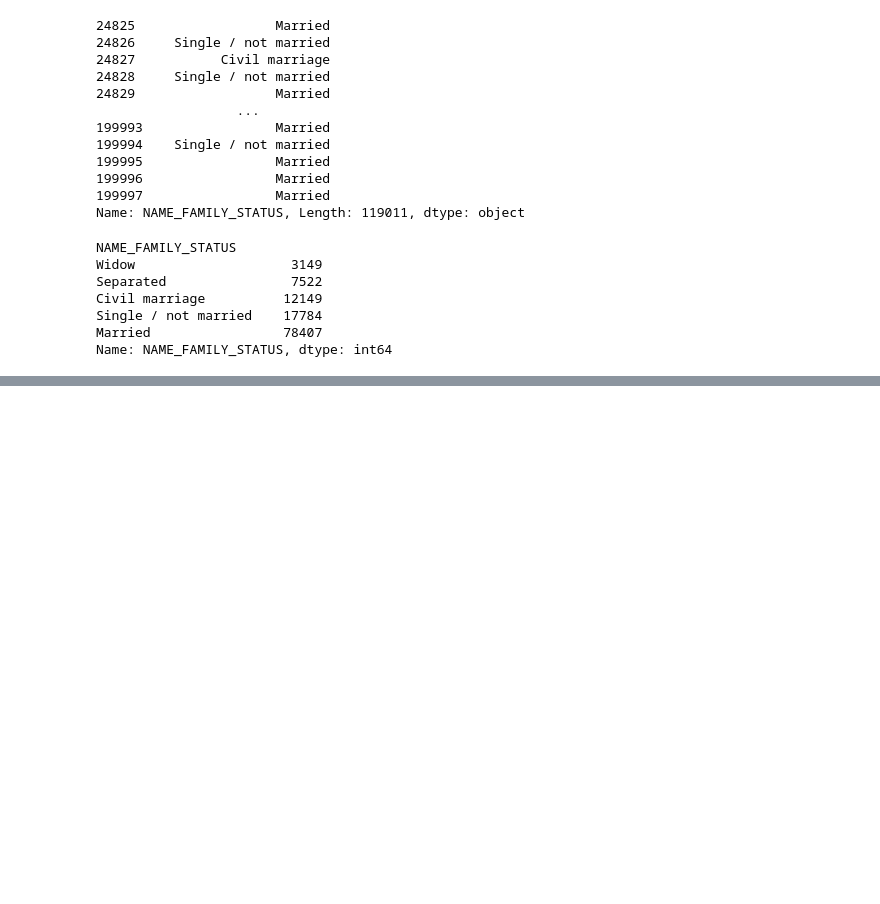
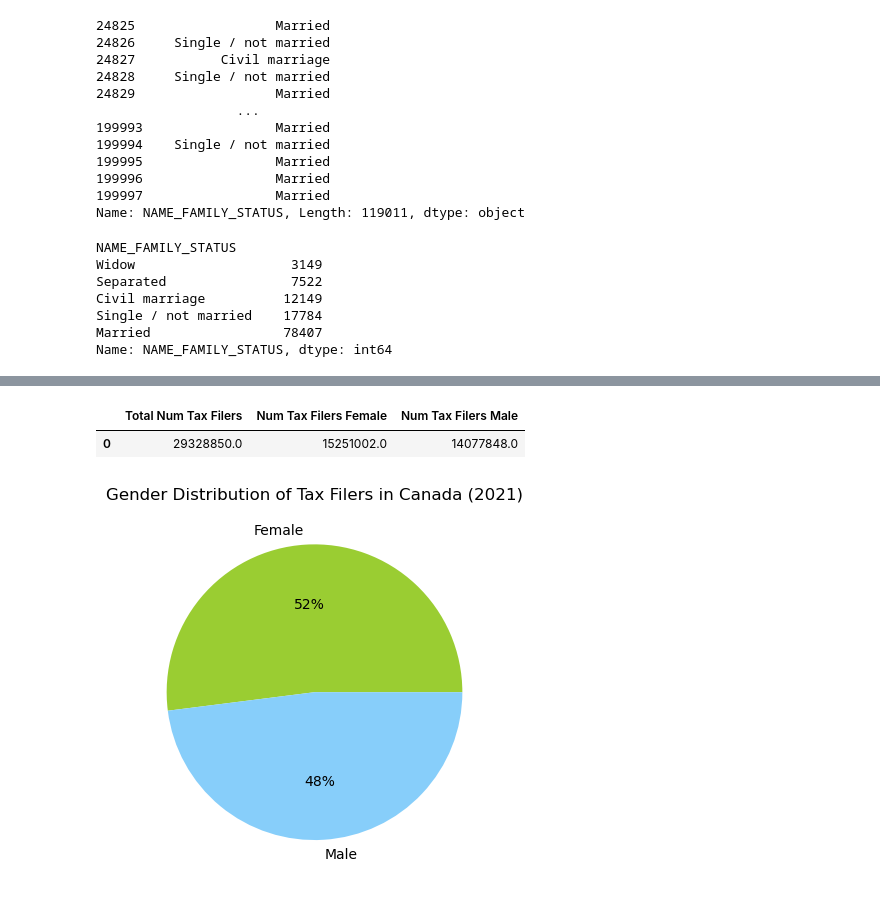
Before and after one commit to rwoodill/credit-card-defaulter-analysis, a Jupyter notebook: main-Rachel.ipynb, the cells around one changed output, grey strips where cells are left out. Saved outputs shown, nothing was run; the diff lists cells and outputs as text; code cells hidden in the pictures; blank space fills up the shorter version.

```diff
--- a/main-Rachel.ipynb
+++ b/main-Rachel.ipynb
@@ -227,0 +219,5 @@ stats_can_df.head()
+# %%
+df = stats_can.table_to_df("11-10-0004-01")
+# %%
+clean_stats=df.drop(columns=["SYMBOL", "TERMINATED", "DECIMALS", "SCALAR_ID", "VECTOR", "COORDINATE", "STATUS", "UOM_ID", "DGUID", "SCALAR_FACTOR"])
+stats_2021_df = clean_stats.loc[(clean_stats["GEO"] == "Canada") & (clean_stats["REF_DATE"] =="2021-01-01")]
@@ -227,0 +244,2 @@ stats_can_df.head()
+# %%
+stats_2021_df.set_index("Summary table", inplace=True)
@@ -227,0 +267,26 @@ stats_can_df.head()
+# %%
+num_tax_filers = stats_2021_df.loc["Number of tax filers", "VALUE"]
+gender_percent_f = stats_2021_df.loc["Percentage of tax filers, female", "VALUE"]
+gender_percent_m = 100 - gender_percent_f
+gender_f = (stats_2021_df.loc["Percentage of tax filers, female", "VALUE"] /100) * num_tax_filers
+gender_m = (gender_percent_m / 100) * num_tax_filers
+# %%
+important_data = {
+    "Total Num Tax Filers": num_tax_filers,
+    "Num Tax Filers Female": gender_f,
+    "Num Tax Filers Male": gender_m
+}
+summary_df = pd.DataFrame(important_data, index=[0])
+
+summary_df
+# %% [output]
+|  | Total Num Tax Filers | Num Tax Filers Female | Num Tax Filers Male |
+| 0 | 29328850.0 | 15251002.0 | 14077848.0 |
+# %%
+tax_filers_gender = [gender_percent_f, gender_percent_m]
+plt.pie(tax_filers_gender, colors=["yellowgreen", "lightskyblue"], labels=["Female", "Male"], autopct='%1.0f%%')
+plt.title("Gender Distribution of Tax Filers in Canada (2021)")
+plt.savefig("output_data\GenderDist-Canada2021")
+plt.show()
+# %% [output]
+[figure, added]
```
Also changed, not shown: parts of 5 cells of this notebook, 3 other files.
